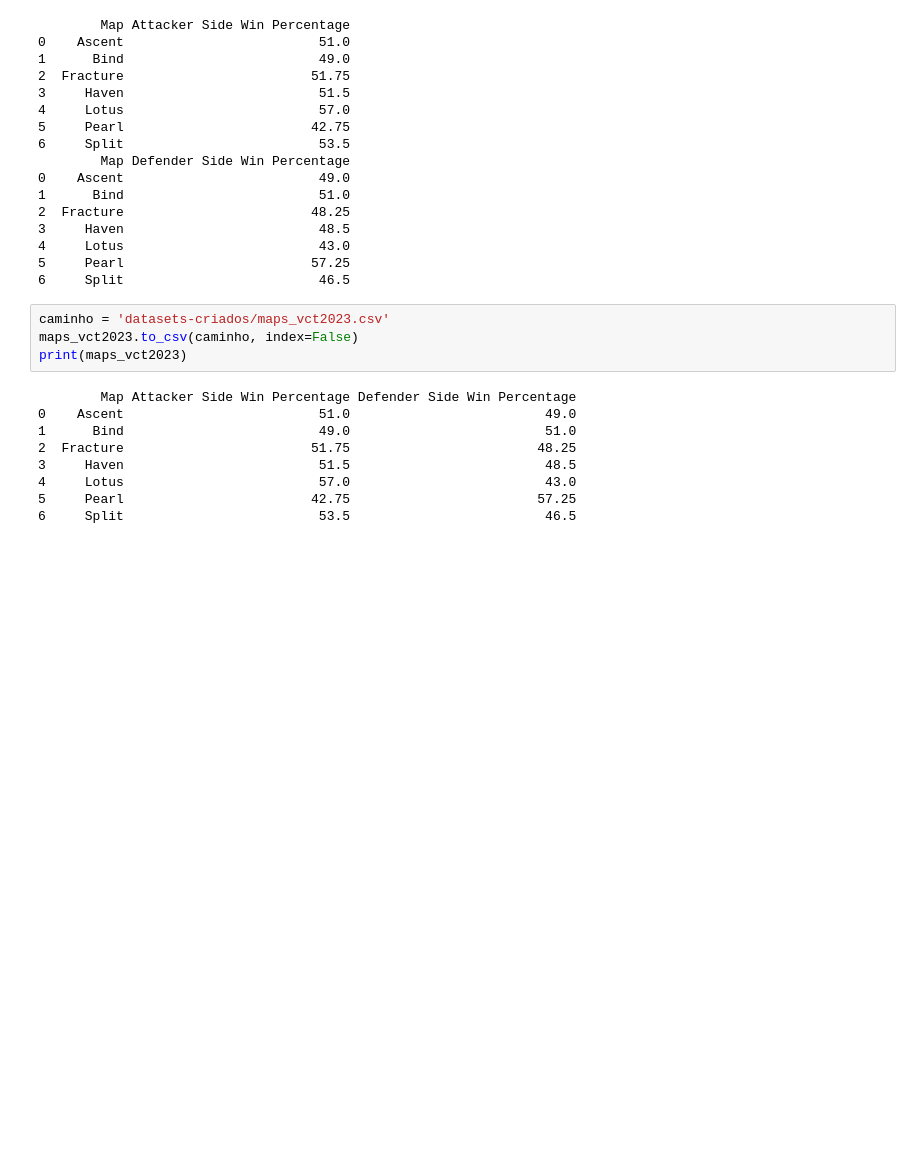
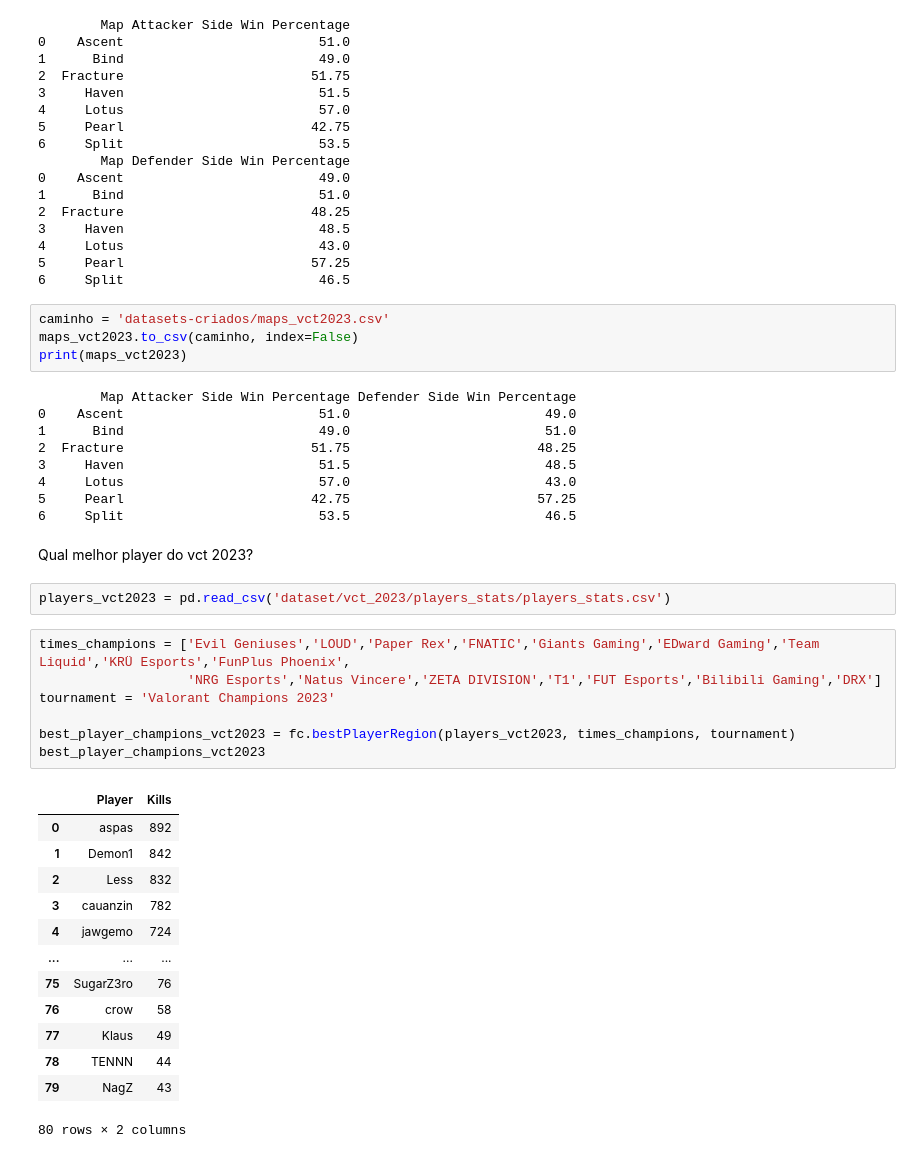
Before and after one commit to PedroLSCabral/Projeto-ICD, a Jupyter notebook: vct_2023.ipynb, the cells around one changed output. Saved outputs shown, nothing was run; the diff lists cells and outputs as text; blank space fills up the shorter version.

Commit message:
Aplicando a função bestPlayerRegion nos vcts

```diff
--- a/vct_2023.ipynb
+++ b/vct_2023.ipynb
@@ -320,3 +321,28 @@ print(maps_vct2023)
 4     Lotus                         57.0                         43.0
 5     Pearl                        42.75                        57.25
 6     Split                         53.5                         46.5
+# %% [markdown]
+Qual melhor player do vct 2023?
+# %%
+players_vct2023 = pd.read_csv('dataset/vct_2023/players_stats/players_stats.csv')
+# %%
+times_champions = ['Evil Geniuses','LOUD','Paper Rex','FNATIC','Giants Gaming','EDward Gaming','Team Liquid','KRÜ Esports','FunPlus Phoenix',
+                   'NRG Esports','Natus Vincere','ZETA DIVISION','T1','FUT Esports','Bilibili Gaming','DRX']
+tournament = 'Valorant Champions 2023'
+
+best_player_champions_vct2023 = fc.bestPlayerRegion(players_vct2023, times_champions, tournament)
+best_player_champions_vct2023
+# %% [output]
+|  | Player | Kills |
+| 0 | aspas | 892 |
+| 1 | Demon1 | 842 |
+| 2 | Less | 832 |
+| 3 | cauanzin | 782 |
+| 4 | jawgemo | 724 |
+| ... | ... | ... |
+| 75 | SugarZ3ro | 76 |
+| 76 | crow | 58 |
+| 77 | Klaus | 49 |
+| 78 | TENNN | 44 |
+| 79 | NagZ | 43 |
+80 rows × 2 columns
```
Also changed, not shown: parts of 5 cells of this notebook, 2 other files.
